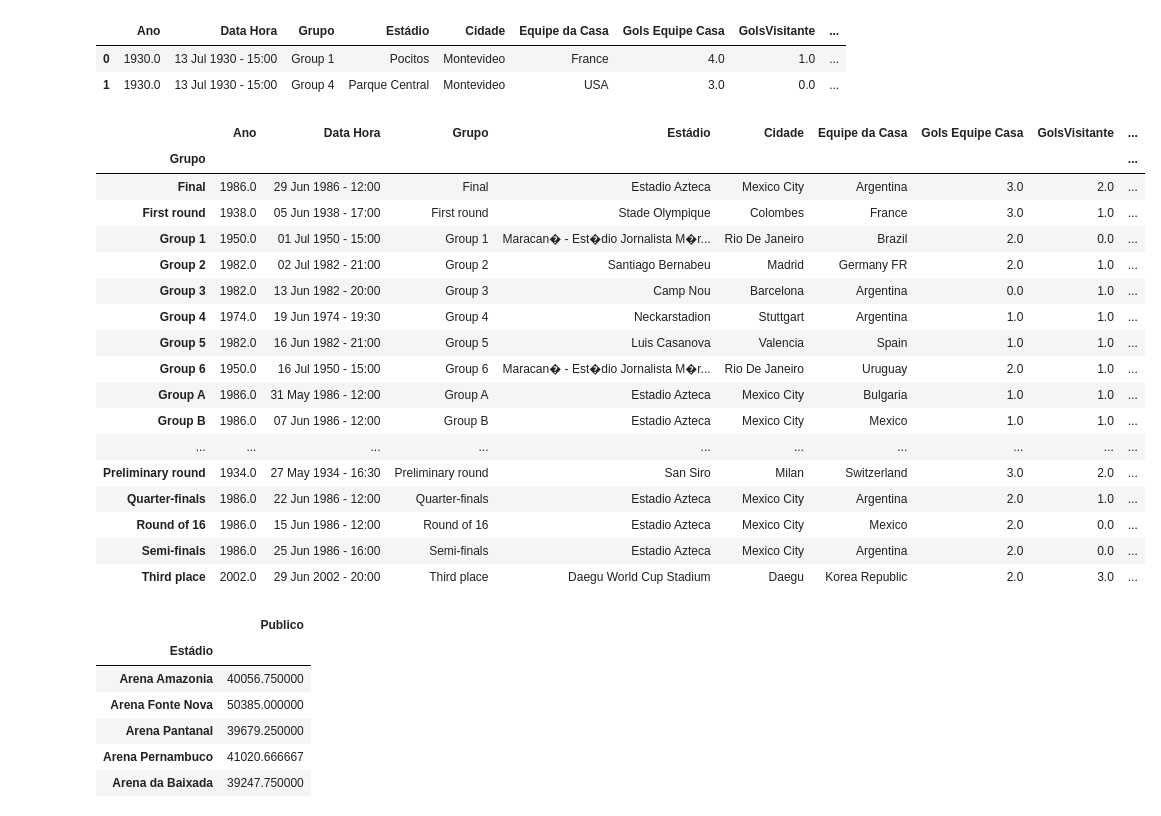
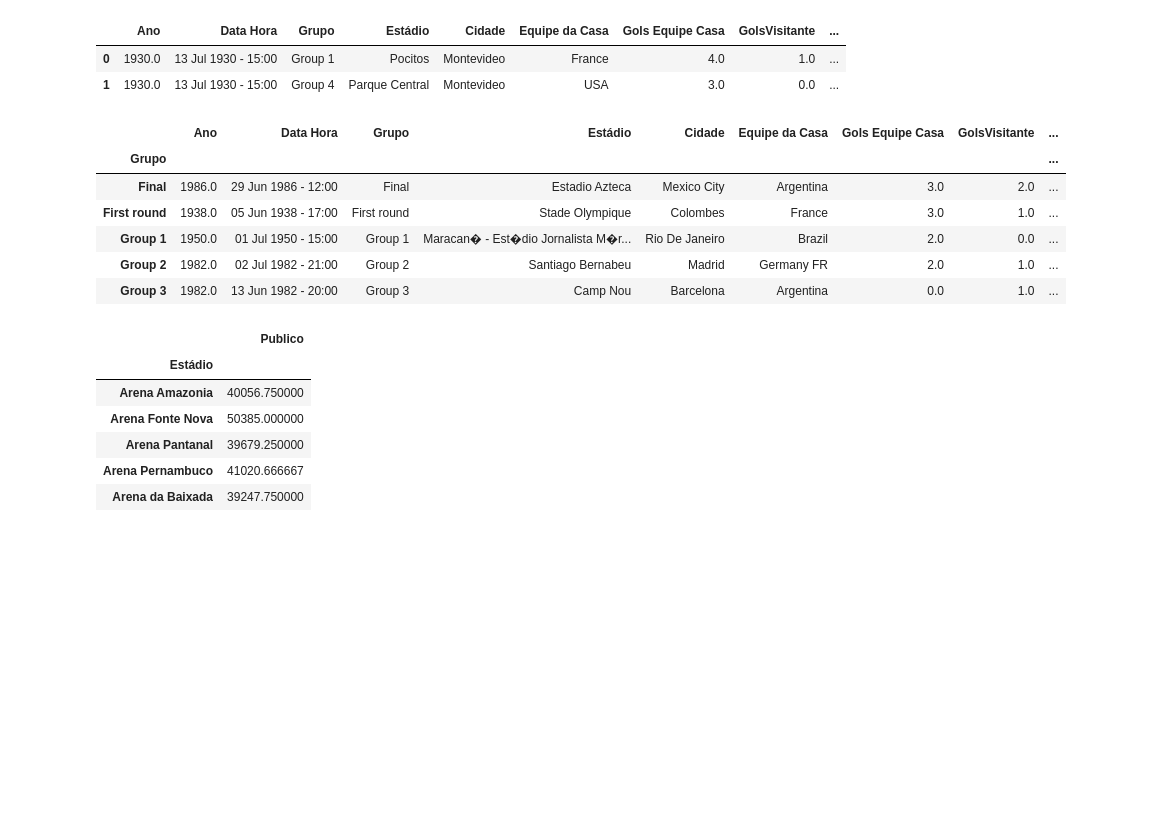
Before and after one commit to osantoschris/projeto-final-tec-programacao, a Jupyter notebook: crtavares.ipynb, the cells around one changed output. Cells and saved outputs as stored; diff of their text form; code cells hidden in the pictures; blank space fills up the shorter version.

```diff
--- a/crtavares.ipynb
+++ b/crtavares.ipynb
@@ -119,26 +183,16 @@ df2.head(2)
 | 1 | 1930.0 | 13 Jul 1930 - 15:00 | Group 4 | Parque Central | Montevideo | USA | 3.0 | 0.0 | ... |
 # %%
 # Maior publico em cada grupo de todas as copas.
-df2.groupby(['Grupo']).apply(lambda df2: df2.loc[df2.Publico.idxmax()])
+df22 = df2.groupby(['Grupo']).apply(lambda df2: df2.loc[df2.Publico.idxmax()])
+df22.head(5)
 # %% [output]
 |  | Ano | Data Hora | Grupo | Estádio | Cidade | Equipe da Casa | Gols Equipe Casa | GolsVisitante | ... |
 | Grupo |  |  |  |  |  |  |  |  | ... |
 | Final | 1986.0 | 29 Jun 1986 - 12:00 | Final | Estadio Azteca | Mexico City | Argentina | 3.0 | 2.0 | ... |
 | First round | 1938.0 | 05 Jun 1938 - 17:00 | First round | Stade Olympique | Colombes | France | 3.0 | 1.0 | ... |
 | Group 1 | 1950.0 | 01 Jul 1950 - 15:00 | Group 1 | Maracan� - Est�dio Jornalista M�r... | Rio De Janeiro | Brazil | 2.0 | 0.0 | ... |
 | Group 2 | 1982.0 | 02 Jul 1982 - 21:00 | Group 2 | Santiago Bernabeu | Madrid | Germany FR | 2.0 | 1.0 | ... |
 | Group 3 | 1982.0 | 13 Jun 1982 - 20:00 | Group 3 | Camp Nou | Barcelona | Argentina | 0.0 | 1.0 | ... |
-| Group 4 | 1974.0 | 19 Jun 1974 - 19:30 | Group 4 | Neckarstadion | Stuttgart | Argentina | 1.0 | 1.0 | ... |
-| Group 5 | 1982.0 | 16 Jun 1982 - 21:00 | Group 5 | Luis Casanova | Valencia | Spain | 1.0 | 1.0 | ... |
-| Group 6 | 1950.0 | 16 Jul 1950 - 15:00 | Group 6 | Maracan� - Est�dio Jornalista M�r... | Rio De Janeiro | Uruguay | 2.0 | 1.0 | ... |
-| Group A | 1986.0 | 31 May 1986 - 12:00 | Group A | Estadio Azteca | Mexico City | Bulgaria | 1.0 | 1.0 | ... |
-| Group B | 1986.0 | 07 Jun 1986 - 12:00 | Group B | Estadio Azteca | Mexico City | Mexico | 1.0 | 1.0 | ... |
-| ... | ... | ... | ... | ... | ... | ... | ... | ... | ... |
-| Preliminary round | 1934.0 | 27 May 1934 - 16:30 | Preliminary round | San Siro | Milan | Switzerland | 3.0 | 2.0 | ... |
-| Quarter-finals | 1986.0 | 22 Jun 1986 - 12:00 | Quarter-finals | Estadio Azteca | Mexico City | Argentina | 2.0 | 1.0 | ... |
-| Round of 16 | 1986.0 | 15 Jun 1986 - 12:00 | Round of 16 | Estadio Azteca | Mexico City | Mexico | 2.0 | 0.0 | ... |
-| Semi-finals | 1986.0 | 25 Jun 1986 - 16:00 | Semi-finals | Estadio Azteca | Mexico City | Argentina | 2.0 | 0.0 | ... |
-| Third place | 2002.0 | 29 Jun 2002 - 20:00 | Third place | Daegu World Cup Stadium | Daegu | Korea Republic | 2.0 | 3.0 | ... |
 # %%
 # Média de publico por estádio
 df2[['Publico','Estádio']].groupby(['Estádio']).mean()
```
Also changed, not shown: parts of 10 cells of this notebook.
